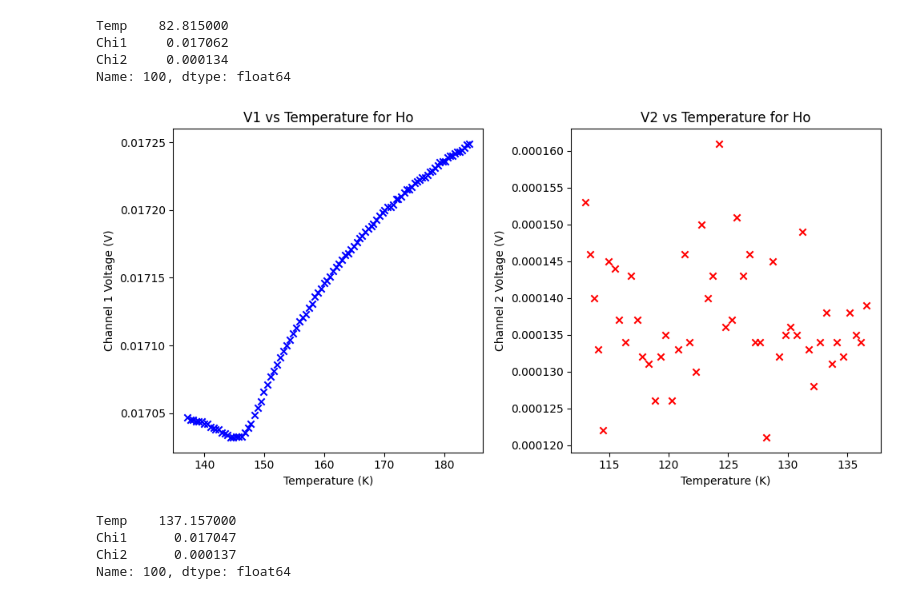
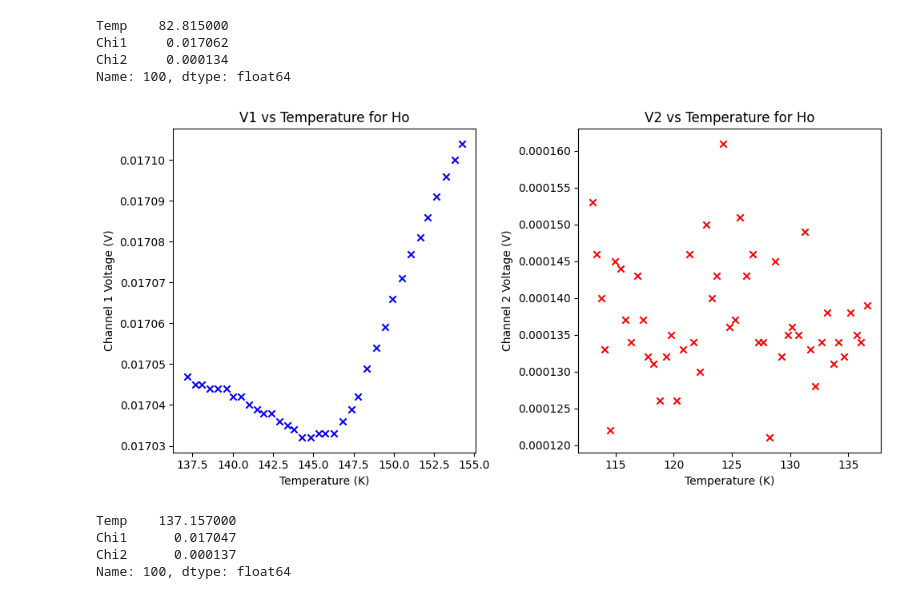
Before and after one commit to RoyZhenLongLim/PHYS3112, a Jupyter notebook: MT/experiment.ipynb, the cells around one changed output. Saved outputs shown, nothing was run; the diff lists cells and outputs as text; code cells hidden in the pictures.

```diff
--- a/MT/experiment.ipynb
+++ b/MT/experiment.ipynb
@@ -214,21 +225,21 @@ Name: 100, dtype: float64
 # %%
 plt.figure(figsize=(10, 5))
 plt.subplot(1, 2, 1)
-plt.scatter(ho_temp['Temp'].iloc[100:200], ho_temp['Chi1'].iloc[100:200], marker='x', color='b')
+plt.scatter(ho_temp['Temp'].iloc[100:135], ho_temp['Chi1'].iloc[100:135], marker='x', color='b')
 plt.xlabel('Temperature (K)')
 plt.ylabel('Channel 1 Voltage (V)')
 plt.title('V1 vs Temperature for Ho')
 
 plt.subplot(1, 2, 2)
 plt.scatter(ho_temp['Temp'].iloc[50:100], ho_temp['Chi2'].iloc[50:100], marker='x', color='r')
 plt.xlabel('Temperature (K)')
 plt.ylabel('Channel 2 Voltage (V)')
 plt.title('V2 vs Temperature for Ho')
 
 plt.tight_layout()
 plt.show()
 # %% [output]
-[figure, old version]
+[figure, new version]
 # %%
 ho_temp.iloc[100:200].iloc[np.argmin(er_temp['Chi1'].iloc[100:200])]
 # %% [output]
```
Also changed, not shown: parts of 12 cells of this notebook, 3 other files.
